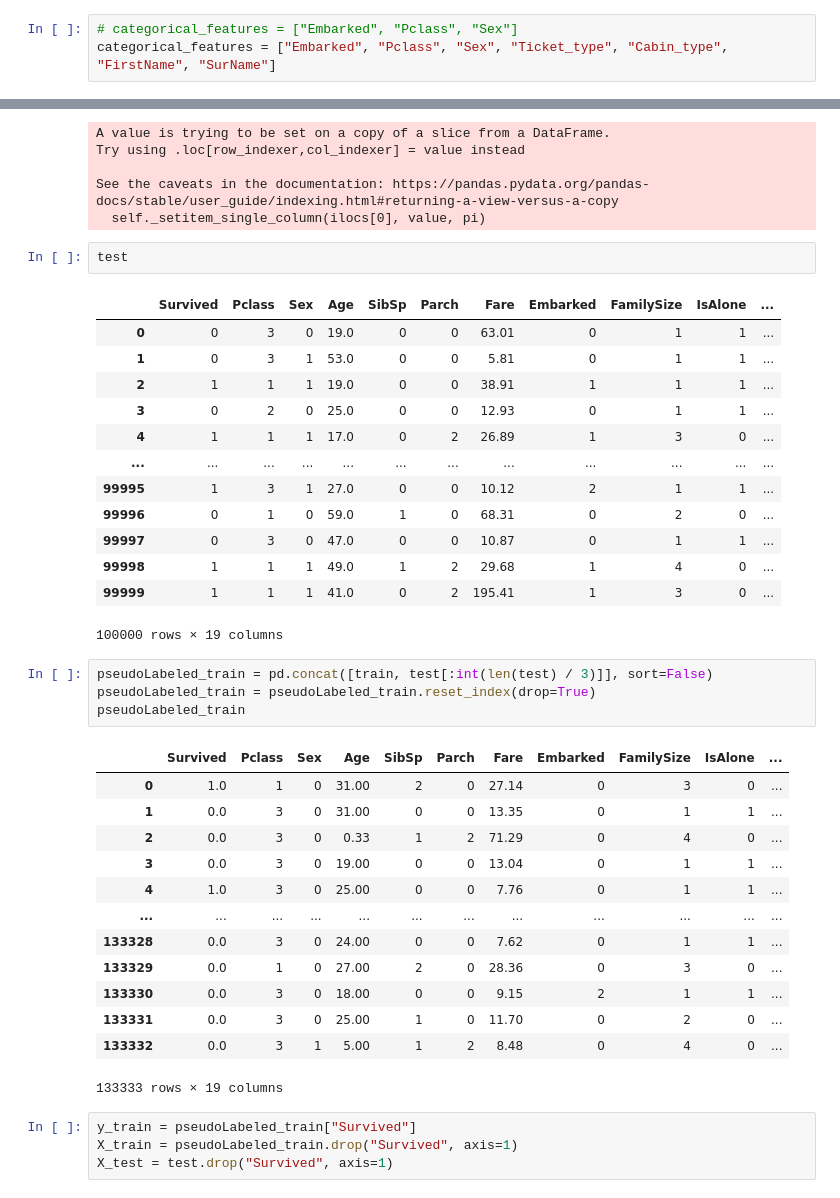
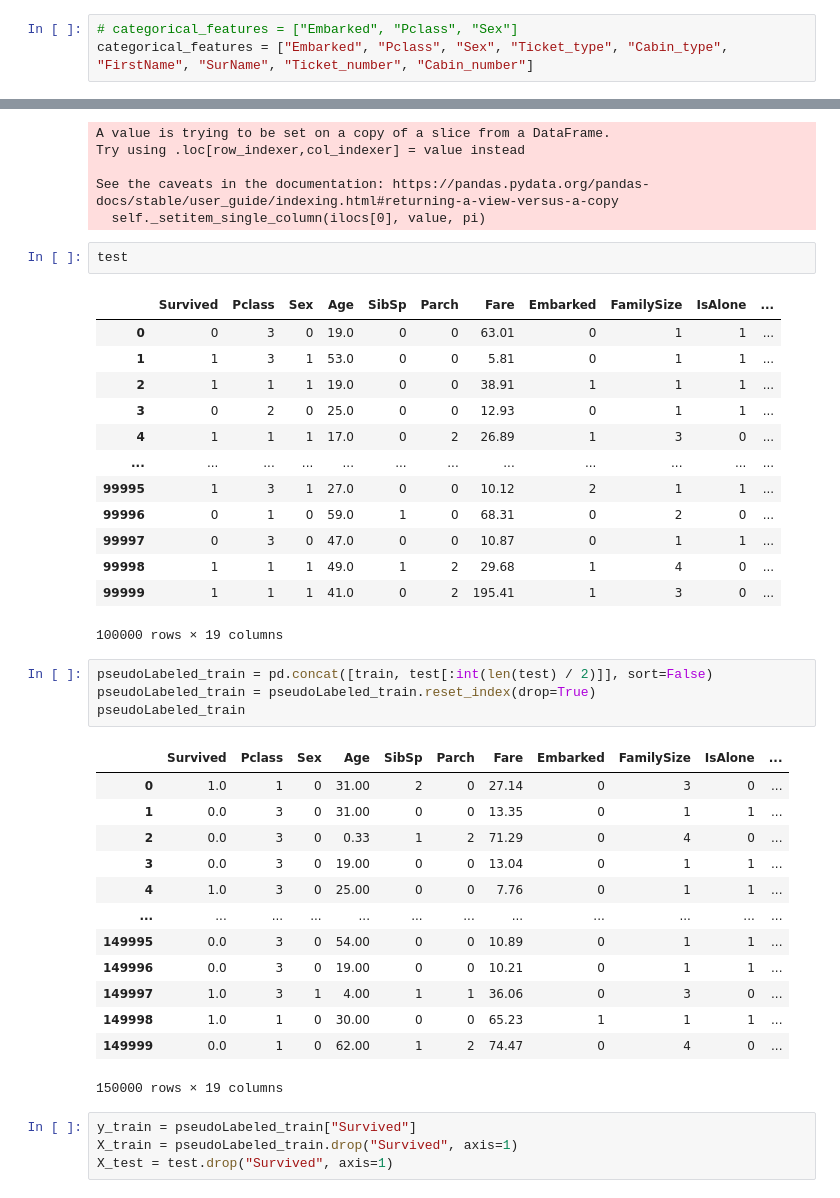
Before and after one commit to kitakou0313/titanic, a Jupyter notebook: tabular/predict.ipynb, the cells around one changed output, grey strips where cells are left out. Cells and saved outputs as stored; diff of their text form.

```diff
--- a/tabular/predict.ipynb
+++ b/tabular/predict.ipynb
@@ -180,7 +180,7 @@ oof_train = np.zeros((len(X_train), ))
 cv = StratifiedKFold(n_splits=5, shuffle=True, random_state=0)
 # %%
 # categorical_features = ["Embarked", "Pclass", "Sex"]
-categorical_features = ["Embarked", "Pclass", "Sex", "Ticket_type", "Cabin_type", "FirstName", "SurName"]
+categorical_features = ["Embarked", "Pclass", "Sex", "Ticket_type", "Cabin_type", "FirstName", "SurName", "Ticket_number", "Cabin_number"]
 # %%
 params = {
     "objective":"binary",
@@ -280,7 +280,7 @@ test
 # %% [output]
 |  | Survived | Pclass | Sex | Age | SibSp | Parch | Fare | Embarked | FamilySize | IsAlone | ... |
 | 0 | 0 | 3 | 0 | 19.0 | 0 | 0 | 63.01 | 0 | 1 | 1 | ... |
-| 1 | 0 | 3 | 1 | 53.0 | 0 | 0 | 5.81 | 0 | 1 | 1 | ... |
+| 1 | 1 | 3 | 1 | 53.0 | 0 | 0 | 5.81 | 0 | 1 | 1 | ... |
 | 2 | 1 | 1 | 1 | 19.0 | 0 | 0 | 38.91 | 1 | 1 | 1 | ... |
 | 3 | 0 | 2 | 0 | 25.0 | 0 | 0 | 12.93 | 0 | 1 | 1 | ... |
 | 4 | 1 | 1 | 1 | 17.0 | 0 | 2 | 26.89 | 1 | 3 | 0 | ... |
@@ -292,23 +292,23 @@ test
 | 99999 | 1 | 1 | 1 | 41.0 | 0 | 2 | 195.41 | 1 | 3 | 0 | ... |
 100000 rows × 19 columns
 # %%
-pseudoLabeled_train = pd.concat([train, test[:int(len(test) / 3)]], sort=False)
+pseudoLabeled_train = pd.concat([train, test[:int(len(test) / 2)]], sort=False)
 pseudoLabeled_train = pseudoLabeled_train.reset_index(drop=True)
 pseudoLabeled_train
 # %% [output]
 |  | Survived | Pclass | Sex | Age | SibSp | Parch | Fare | Embarked | FamilySize | IsAlone | ... |
 | 0 | 1.0 | 1 | 0 | 31.00 | 2 | 0 | 27.14 | 0 | 3 | 0 | ... |
 | 1 | 0.0 | 3 | 0 | 31.00 | 0 | 0 | 13.35 | 0 | 1 | 1 | ... |
 | 2 | 0.0 | 3 | 0 | 0.33 | 1 | 2 | 71.29 | 0 | 4 | 0 | ... |
 | 3 | 0.0 | 3 | 0 | 19.00 | 0 | 0 | 13.04 | 0 | 1 | 1 | ... |
 | 4 | 1.0 | 3 | 0 | 25.00 | 0 | 0 | 7.76 | 0 | 1 | 1 | ... |
 | ... | ... | ... | ... | ... | ... | ... | ... | ... | ... | ... | ... |
-| 133328 | 0.0 | 3 | 0 | 24.00 | 0 | 0 | 7.62 | 0 | 1 | 1 | ... |
-| 133329 | 0.0 | 1 | 0 | 27.00 | 2 | 0 | 28.36 | 0 | 3 | 0 | ... |
-| 133330 | 0.0 | 3 | 0 | 18.00 | 0 | 0 | 9.15 | 2 | 1 | 1 | ... |
-| 133331 | 0.0 | 3 | 0 | 25.00 | 1 | 0 | 11.70 | 0 | 2 | 0 | ... |
-| 133332 | 0.0 | 3 | 1 | 5.00 | 1 | 2 | 8.48 | 0 | 4 | 0 | ... |
+| 149995 | 0.0 | 3 | 0 | 54.00 | 0 | 0 | 10.89 | 0 | 1 | 1 | ... |
+| 149996 | 0.0 | 3 | 0 | 19.00 | 0 | 0 | 10.21 | 0 | 1 | 1 | ... |
+| 149997 | 1.0 | 3 | 1 | 4.00 | 1 | 1 | 36.06 | 0 | 3 | 0 | ... |
+| 149998 | 1.0 | 1 | 0 | 30.00 | 0 | 0 | 65.23 | 1 | 1 | 1 | ... |
+| 149999 | 0.0 | 1 | 0 | 62.00 | 1 | 2 | 74.47 | 0 | 4 | 0 | ... |
-133333 rows × 19 columns
+150000 rows × 19 columns
 # %%
 y_train = pseudoLabeled_train["Survived"]
 X_train = pseudoLabeled_train.drop("Survived", axis=1)
```
Also changed, not shown: parts of 8 cells of this notebook, 2 other files.
